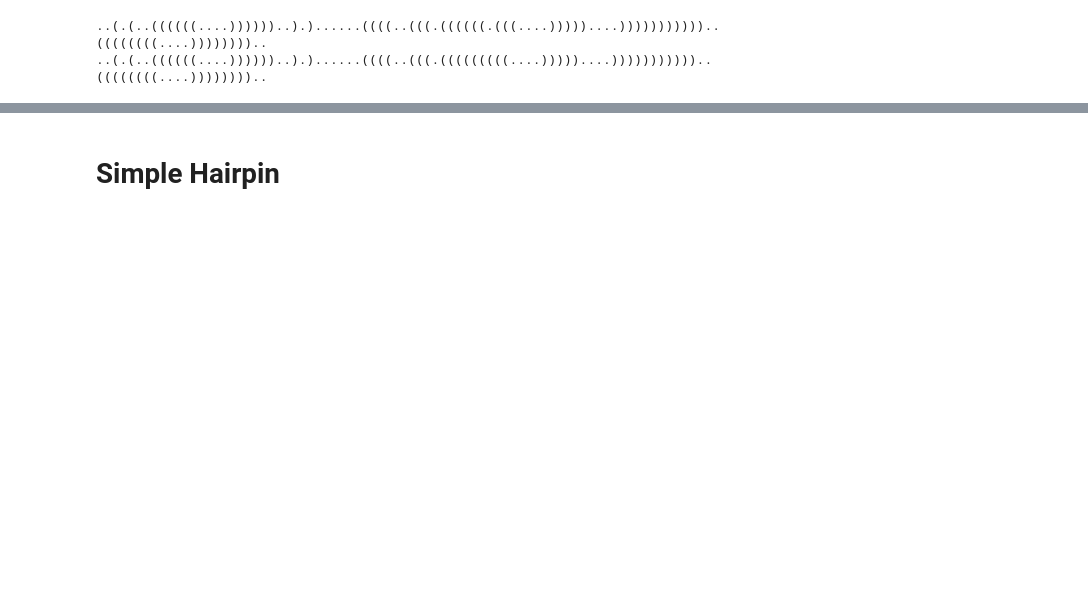
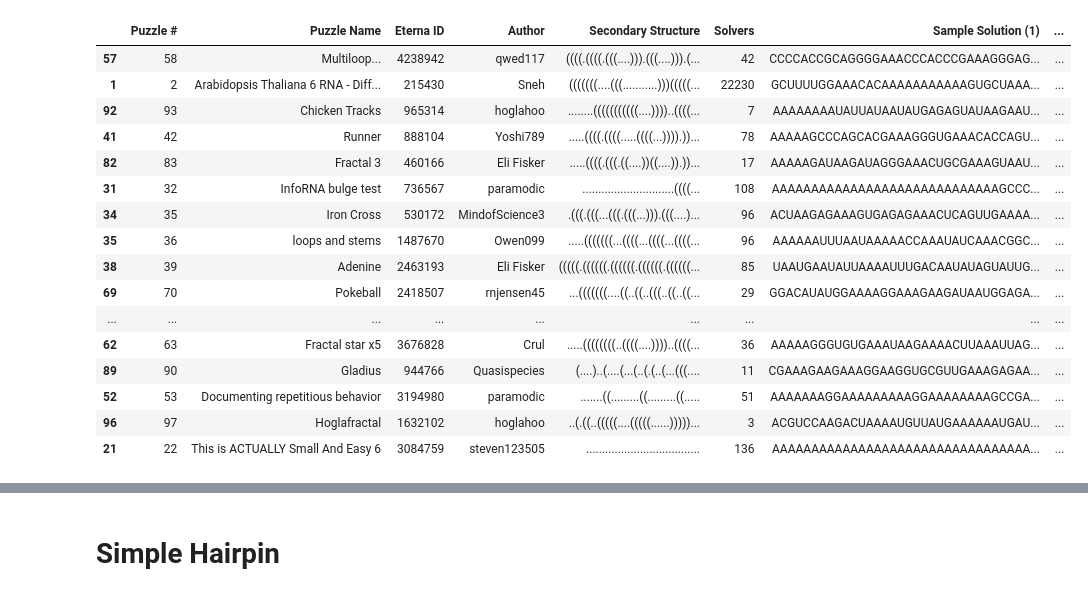
Before and after one commit to jganzabal/rna_inv_folding, a Jupyter notebook: 003_energy_tests.ipynb, the cells around one changed output, grey strips where cells are left out. Saved outputs shown, nothing was run; the diff lists cells and outputs as text; code cells hidden in the pictures; blank space fills up the shorter version.

```diff
--- a/003_energy_tests.ipynb
+++ b/003_energy_tests.ipynb
@@ -11,8 +12,2 @@ from RNA_helper import replace_char_towards_optimal, move_to_optimal, get_initia
 # %%
 df_eterna_100 = pd.read_csv('eterna100-puzzles.txt', delimiter='\t')
-# %%
-print('..(.(..((((((....))))))..).)......((((..(((.((((((.(((....)))))....)))))))))))..((((((((....))))))))..')
-print(df_eterna_100.loc[4]['Secondary Structure'])
-# %% [output]
-..(.(..((((((....))))))..).)......((((..(((.((((((.(((....)))))....)))))))))))..((((((((....))))))))..
-..(.(..((((((....))))))..).)......((((..(((.(((((((((....)))))....)))))))))))..((((((((....))))))))..
@@ -20,0 +16,20 @@ df_eterna_100.loc[5, 'Secondary Structure'] = '(((((((((((........)))).((.......
+# %%
+df_eterna_100[df_eterna_100['lengths'] > 110].sort_values('lengths')
+# %% [output]
+|  | Puzzle # | Puzzle Name | Eterna ID | Author | Secondary Structure | Solvers | Sample Solution (1) | ... |
+| 57 | 58 | Multiloop... | 4238942 | qwed117 | ((((.((((.(((....))).(((....))).(... | 42 | CCCCACCGCAGGGGAAACCCACCCGAAAGGGAG... | ... |
+| 1 | 2 | Arabidopsis Thaliana 6 RNA - Diff... | 215430 | Sneh | (((((((....(((...........)))(((((... | 22230 | GCUUUUGGAAACACAAAAAAAAAAAGUGCUAAA... | ... |
+| 92 | 93 | Chicken Tracks | 965314 | hoglahoo | ........(((((((((((....))))..((((... | 7 | AAAAAAAAUAUUAUAAUAUGAGAGUAUAAGAAU... | ... |
+| 41 | 42 | Runner | 888104 | Yoshi789 | .....((((.((((.....((((...)))).))... | 78 | AAAAAGCCCAGCACGAAAGGGUGAAACACCAGU... | ... |
+| 82 | 83 | Fractal 3 | 460166 | Eli Fisker | .....((((.(((.((....))((....)).))... | 17 | AAAAAGAUAAGAUAGGGAAACUGCGAAAGUAAU... | ... |
+| 31 | 32 | InfoRNA bulge test | 736567 | paramodic | .............................((((... | 108 | AAAAAAAAAAAAAAAAAAAAAAAAAAAAAGCCC... | ... |
+| 34 | 35 | Iron Cross | 530172 | MindofScience3 | .(((.(((...(((.(((...))).(((....)... | 96 | ACUAAGAGAAAGUGAGAGAAACUCAGUUGAAAA... | ... |
+| 35 | 36 | loops and stems | 1487670 | Owen099 | .....(((((((...((((...((((...((((... | 96 | AAAAAAUUUAAUAAAAACCAAAUAUCAAACGGC... | ... |
+| 38 | 39 | Adenine | 2463193 | Eli Fisker | (((((.((((((.((((((.((((((.((((((... | 85 | UAAUGAAUAUUAAAAUUUGACAAUAUAGUAUUG... | ... |
+| 69 | 70 | Pokeball | 2418507 | rnjensen45 | ...(((((((....((..((..(((..((..((... | 29 | GGACAUAUGGAAAAGGAAAGAAGAUAAUGGAGA... | ... |
+| ... | ... | ... | ... | ... | ... | ... | ... | ... |
+| 62 | 63 | Fractal star x5 | 3676828 | Crul | .....((((((((..((((....))))..((((... | 36 | AAAAAGGGUGUGAAAUAAGAAAACUUAAAUUAG... | ... |
+| 89 | 90 | Gladius | 944766 | Quasispecies | (....)..(....(...(..(.(..(...(((.... | 11 | CGAAAGAAGAAAGGAAGGUGCGUUGAAAGAGAA... | ... |
+| 52 | 53 | Documenting repetitious behavior | 3194980 | paramodic | .......((.........((.........((..... | 51 | AAAAAAAGGAAAAAAAAAGGAAAAAAAAGCCGA... | ... |
+| 96 | 97 | Hoglafractal | 1632102 | hoglahoo | ..(.((..(((((....(((((......)))))... | 3 | ACGUCCAAGACUAAAAUGUUAUGAAAAAAUGAU... | ... |
+| 21 | 22 | This is ACTUALLY Small And Easy 6 | 3084759 | steven123505 | .................................... | 136 | AAAAAAAAAAAAAAAAAAAAAAAAAAAAAAAAA... | ... |
```
Also changed, not shown: parts of 24 cells of this notebook, 14 other files.
